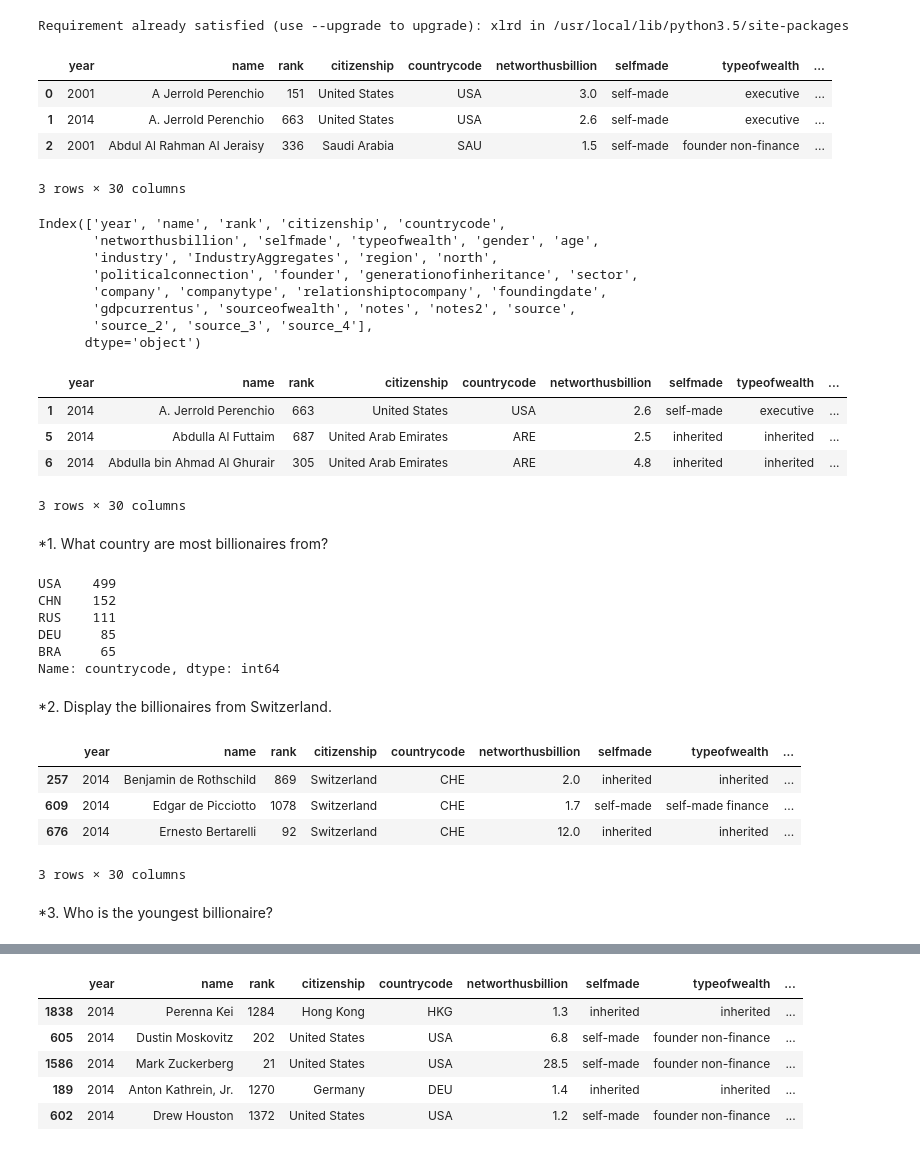
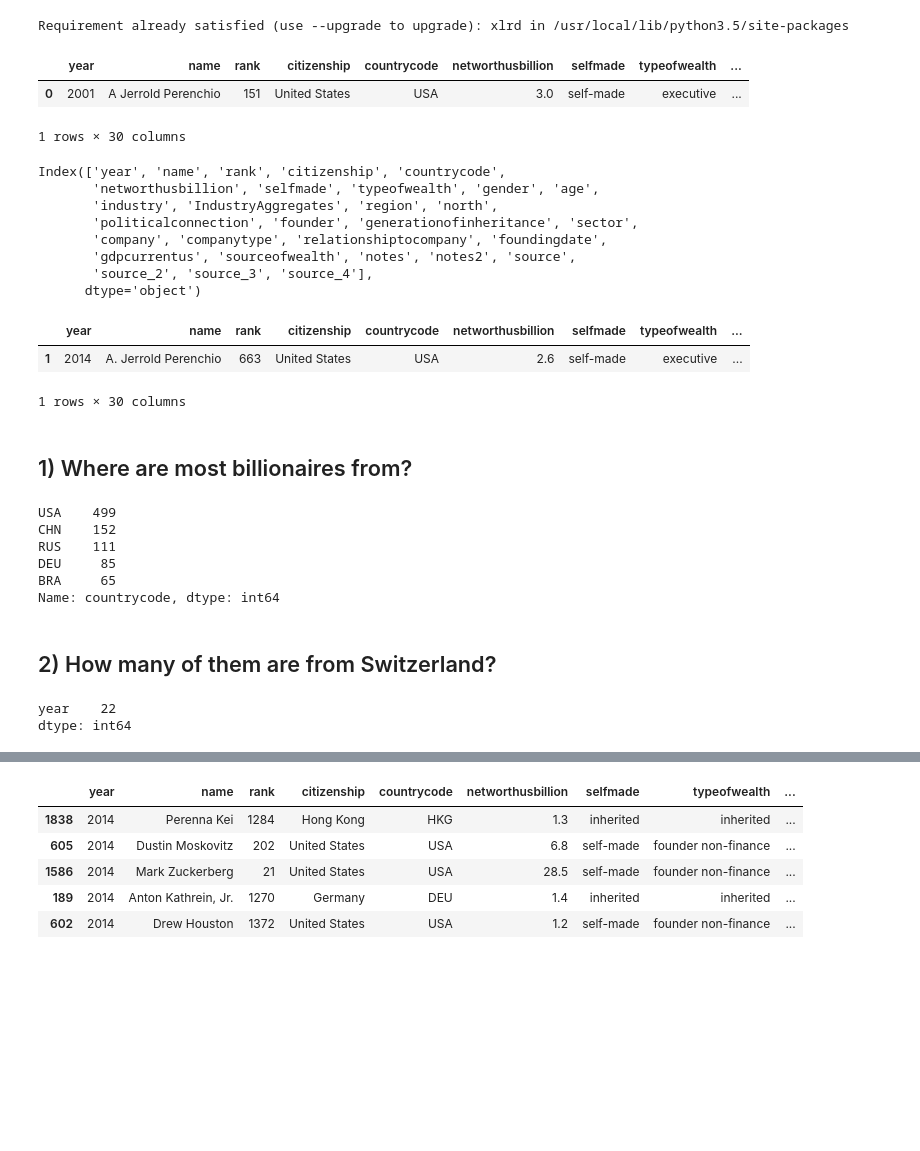
Before and after one commit to barjacks/foundations-homework, a Jupyter notebook: 07/RichPeople_Pandas_Homework_7_Skinner.ipynb, the cells around one changed output, grey strips where cells are left out. Cells and saved outputs as stored; diff of their text form; code cells hidden in the pictures; blank space fills up the shorter version.

```diff
--- a/07/RichPeople_Pandas_Homework_7_Skinner.ipynb
+++ b/07/RichPeople_Pandas_Homework_7_Skinner.ipynb
@@ -17,13 +17,11 @@ df = pd.read_excel("Billionaire Characteristics Database/richpeople.xlsx")
 # %% [output]
 Requirement already satisfied (use --upgrade to upgrade): xlrd in /usr/local/lib/python3.5/site-packages
 # %%
-df.head(3)
+df.head(1)
 # %% [output]
 |  | year | name | rank | citizenship | countrycode | networthusbillion | selfmade | typeofwealth | ... |
 | 0 | 2001 | A Jerrold Perenchio | 151 | United States | USA | 3.0 | self-made | executive | ... |
-| 1 | 2014 | A. Jerrold Perenchio | 663 | United States | USA | 2.6 | self-made | executive | ... |
-| 2 | 2001 | Abdul Al Rahman Al Jeraisy | 336 | Saudi Arabia | SAU | 1.5 | self-made | founder non-finance | ... |
-3 rows × 30 columns
+1 rows × 30 columns
 # %%
 df.columns
 # %% [output]
@@ -37,15 +35,13 @@ Index(['year', 'name', 'rank', 'citizenship', 'countrycode',
       dtype='object')
 # %%
 recent = df[df['year'] == 2014]
-recent.head(3)
+recent.head(1)
 # %% [output]
 |  | year | name | rank | citizenship | countrycode | networthusbillion | selfmade | typeofwealth | ... |
 | 1 | 2014 | A. Jerrold Perenchio | 663 | United States | USA | 2.6 | self-made | executive | ... |
-| 5 | 2014 | Abdulla Al Futtaim | 687 | United Arab Emirates | ARE | 2.5 | inherited | inherited | ... |
-| 6 | 2014 | Abdulla bin Ahmad Al Ghurair | 305 | United Arab Emirates | ARE | 4.8 | inherited | inherited | ... |
-3 rows × 30 columns
+1 rows × 30 columns
 # %% [markdown]
-*1. What country are most billionaires from?
+## 1) Where are most billionaires from?
 # %%
 recent['countrycode'].value_counts().head()
 #df['animal'].value_counts()
@@ -57,15 +53,10 @@ DEU     85
 BRA     65
 Name: countrycode, dtype: int64
 # %% [markdown]
-*2. Display the billionaires from Switzerland.
+## 2) How many of them are from Switzerland?
 # %%
 Swiss_billionaires = recent[recent['countrycode'] == 'CHE']
-Swiss_billionaires.head(3)
+Swiss_billionaires.count().head(1)
 # %% [output]
-|  | year | name | rank | citizenship | countrycode | networthusbillion | selfmade | typeofwealth | ... |
-| 257 | 2014 | Benjamin de Rothschild | 869 | Switzerland | CHE | 2.0 | inherited | inherited | ... |
-| 609 | 2014 | Edgar de Picciotto | 1078 | Switzerland | CHE | 1.7 | self-made | self-made finance | ... |
-| 676 | 2014 | Ernesto Bertarelli | 92 | Switzerland | CHE | 12.0 | inherited | inherited | ... |
-3 rows × 30 columns
+year    22
+dtype: int64
-# %% [markdown]
-*3. Who is the youngest billionaire?
```
Also changed, not shown: parts of 56 cells of this notebook, 1 other file.
